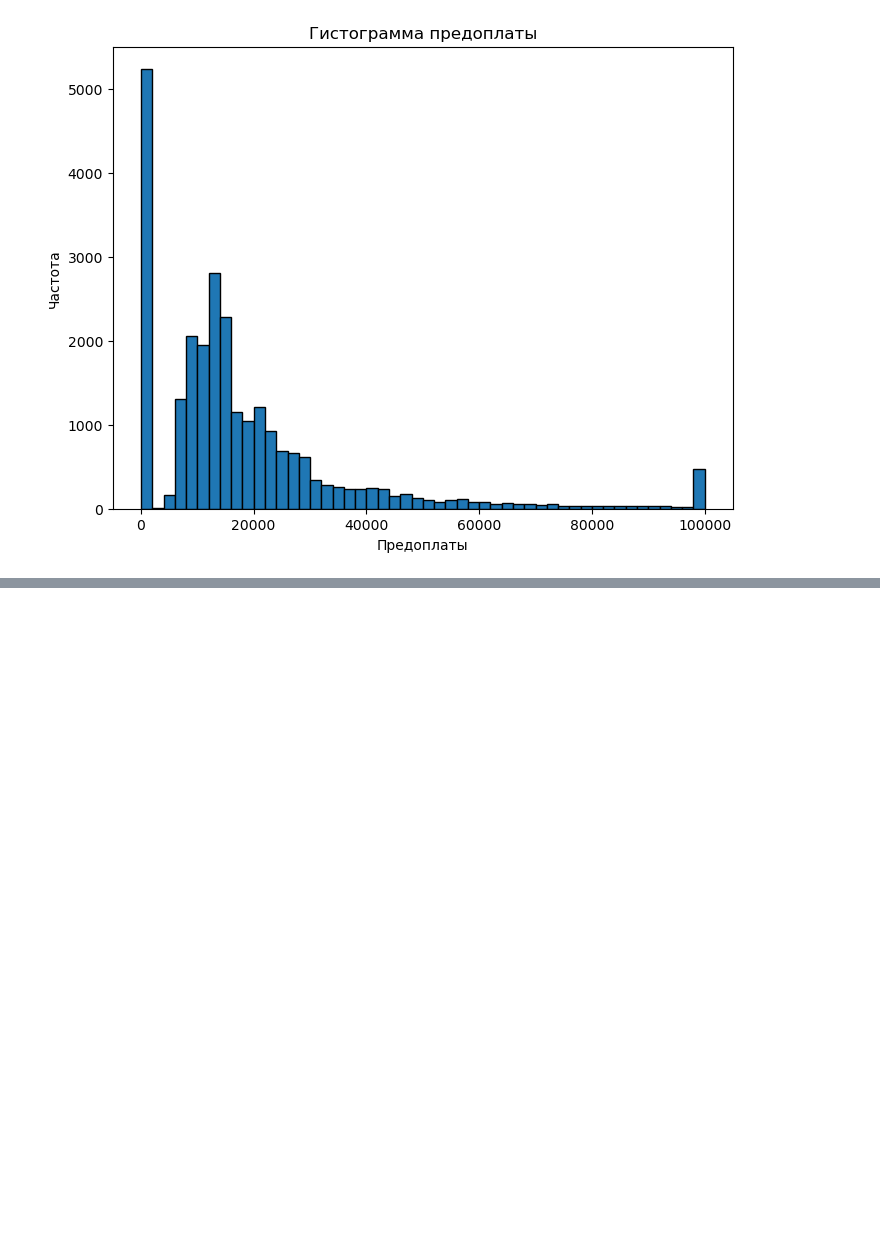
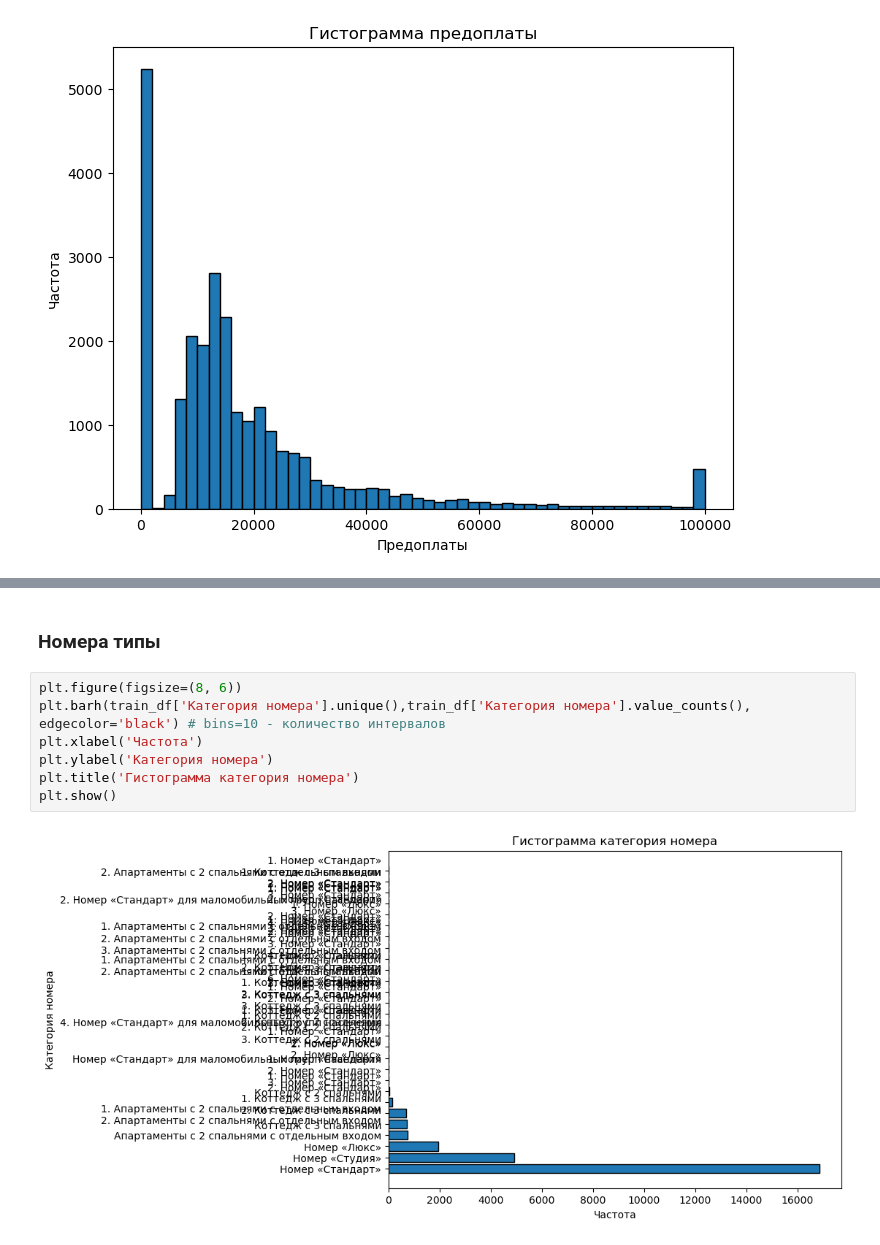
Before and after one commit to impartac/PSB_hack, a Jupyter notebook: scripts/data_preproc.ipynb, the cells around one changed output, grey strips where cells are left out. Drawn from its saved outputs; the diff is of its cells as text; blank space fills up the shorter version.

```diff
--- a/scripts/data_preproc.ipynb
+++ b/scripts/data_preproc.ipynb
@@ -182,0 +205,11 @@ plt.show()
+# %% [markdown]
+### Номера типы
+# %%
+plt.figure(figsize=(8, 6))
+plt.barh(train_df['Категория номера'].unique(),train_df['Категория номера'].value_counts(), edgecolor='black') # bins=10 - количество интервалов
+plt.xlabel('Частота')
+plt.ylabel('Категория номера')
+plt.title('Гистограмма категория номера')
+plt.show()
+# %% [output]
+[figure, added]
```
Also changed, not shown: parts of 4 cells of this notebook, 7 other files.
